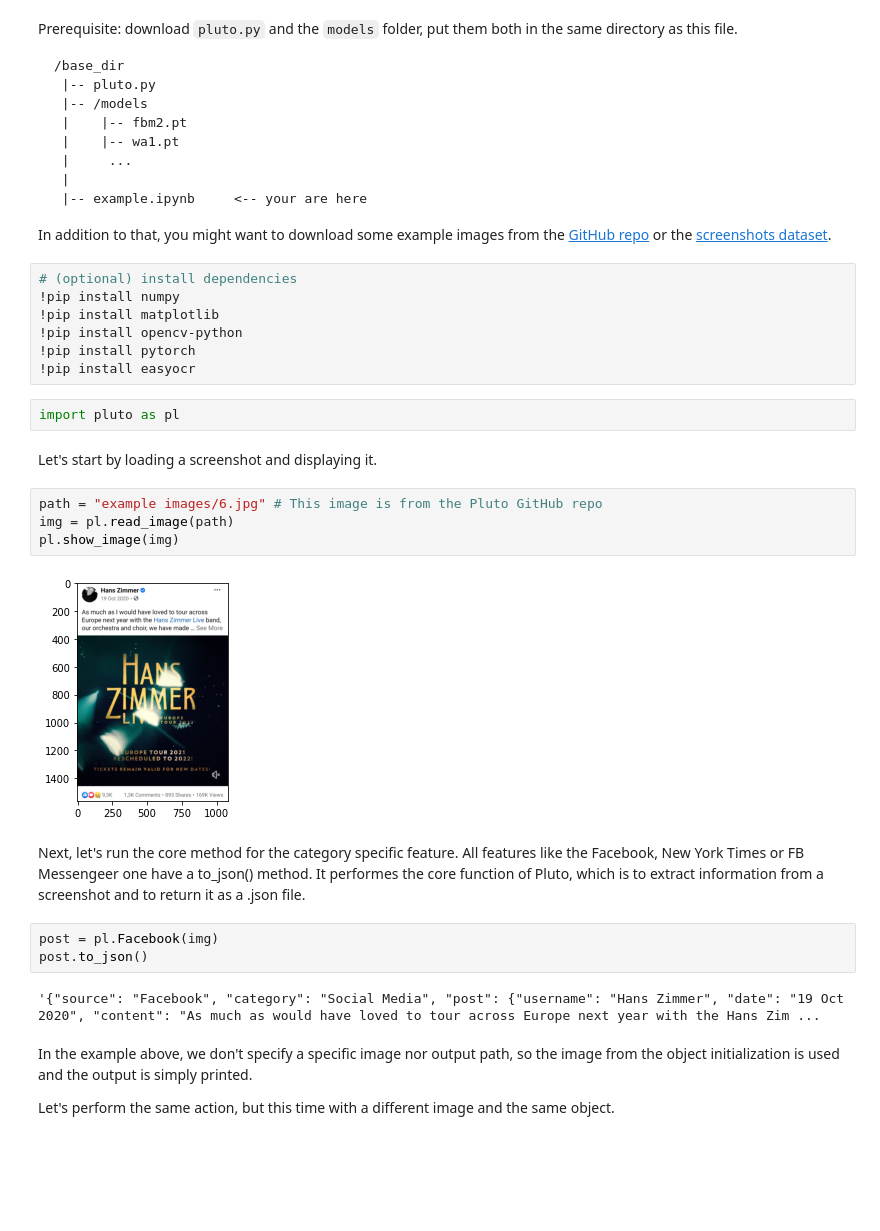
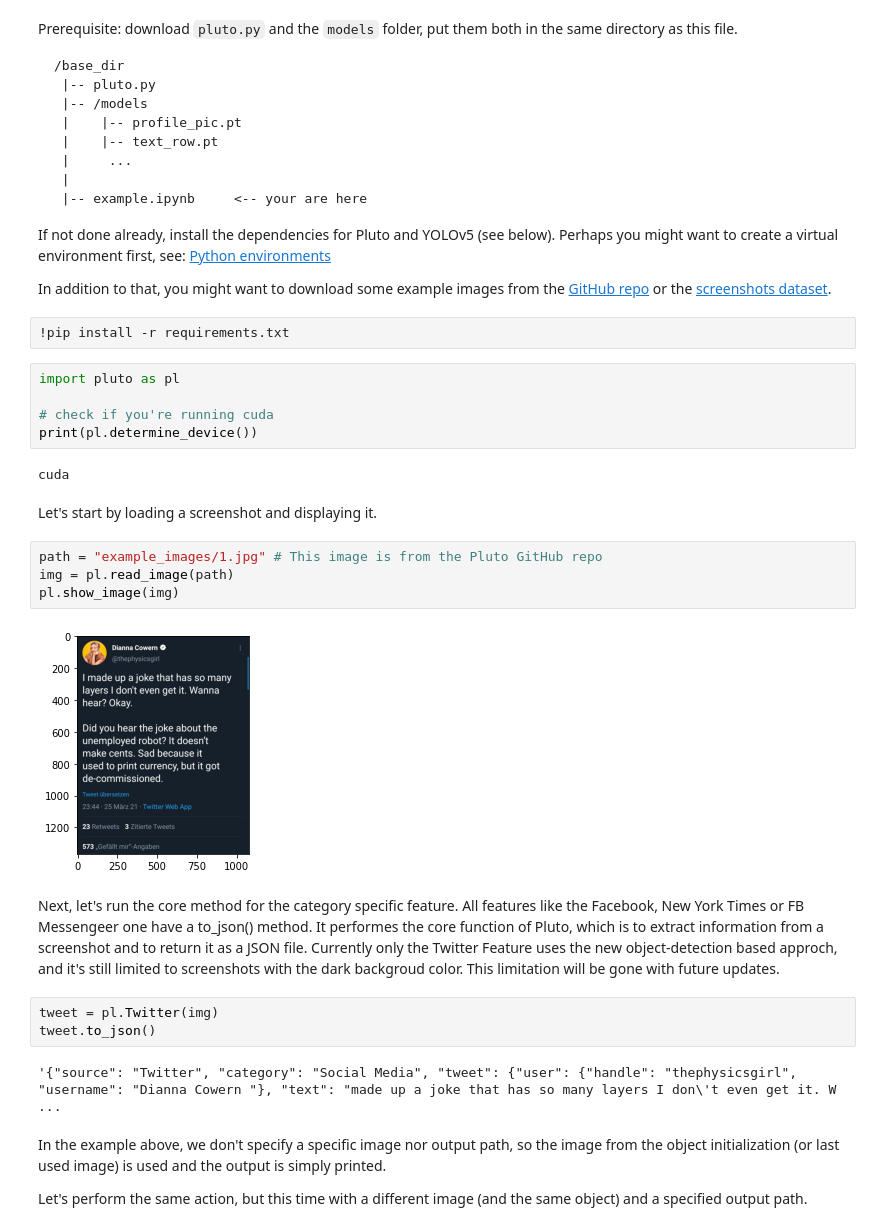
Before and after one commit to malikpaetzold/Pluto, a Jupyter notebook: example.ipynb, the cells around one changed output. Drawn from its saved outputs; the diff is of its cells as text; blank space fills up the shorter version.

```diff
--- a/example.ipynb
+++ b/example.ipynb
@@ -5,38 +15,40 @@
 /base_dir
  |-- pluto.py
  |-- /models
- |    |-- fbm2.pt
- |    |-- wa1.pt
+ |    |-- profile_pic.pt
+ |    |-- text_row.pt
  |     ...
  |
  |-- example.ipynb     <-- your are here
 </pre>
+If not done already, install the dependencies for Pluto and YOLOv5 (see below). Perhaps you might want to create a virtual environment first, see: [Python environments](https://code.visualstudio.com/docs/python/environments)
+
 In addition to that, you might want to download some example images from the [GitHub repo](https://github.com/Patzold/Pluto) or the [screenshots dataset](https://www.kaggle.com/patzold/screenshots-dataset).
-# %%
-# (optional) install dependencies
-!pip install numpy
-!pip install matplotlib
-!pip install opencv-python
-!pip install pytorch
-!pip install easyocr
+# %%
+!pip install -r requirements.txt
 # %%
 import pluto as pl
+
+# check if you're running cuda
+print(pl.determine_device())
+# %% [output]
+cuda
 # %% [markdown]
 Let's start by loading a screenshot and displaying it.
 # %%
-path = "example images/6.jpg" # This image is from the Pluto GitHub repo
+path = "example_images/1.jpg" # This image is from the Pluto GitHub repo
 img = pl.read_image(path)
 pl.show_image(img)
 # %% [output]
-[figure, old version]
+[figure, new version]
 # %% [markdown]
-Next, let's run the core method for the category specific feature. All features like the Facebook, New York Times or FB Messengeer one have a to_json() method. It performes the core function of Pluto, which is to extract information from a screenshot and to return it as a .json file.
+Next, let's run the core method for the category specific feature. All features like the Facebook, New York Times or FB Messengeer one have a to_json() method. It performes the core function of Pluto, which is to extract information from a screenshot and to return it as a JSON file. Currently only the Twitter Feature uses the new object-detection based approch, and it's still limited to screenshots with the dark backgroud color. This limitation will be gone with future updates.
 # %%
-post = pl.Facebook(img)
-post.to_json()
+tweet = pl.Twitter(img)
+tweet.to_json()
 # %% [output]
-'{"source": "Facebook", "category": "Social Media", "post": {"username": "Hans Zimmer", "date": "19 Oct 2020", "content": "As much as would have loved to tour across Europe next year with the Hans Zim ...
+'{"source": "Twitter", "category": "Social Media", "tweet": {"user": {"handle": "thephysicsgirl", "username": "Dianna Cowern "}, "text": "made up a joke that has so many layers I don\'t even get it. W ...
 # %% [markdown]
-In the example above, we don't specify a specific image nor output path, so the image from the object initialization is used and the output is simply printed.
+In the example above, we don't specify a specific image nor output path, so the image from the object initialization (or last used image) is used and the output is simply printed.
 
-Let's perform the same action, but this time with a different image and the same object.
+Let's perform the same action, but this time with a different image (and the same object) and a specified output path.
```
Also changed, not shown: parts of 20 cells of this notebook, 39 other files.
